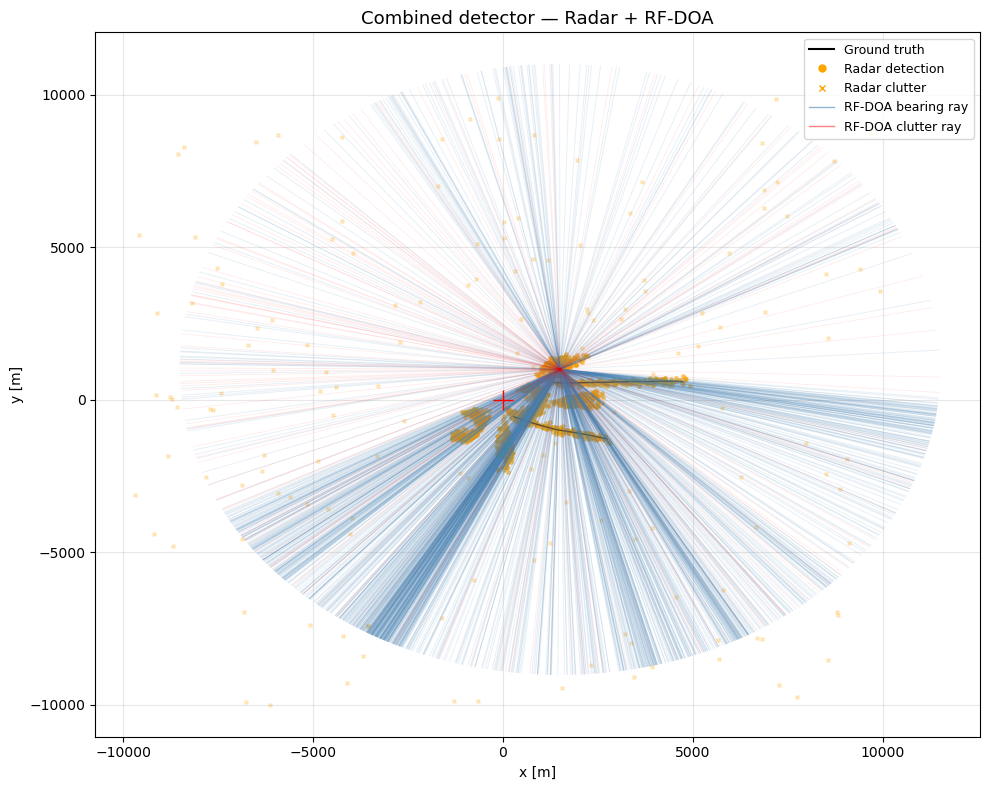
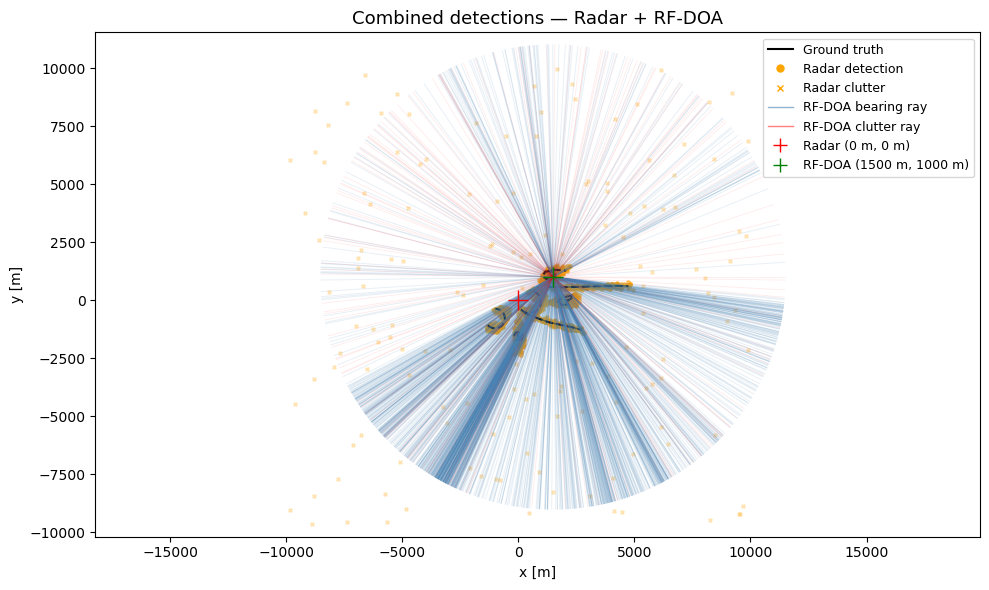
The change to this notebook cell's code, shown as a diff; its figure went from the first image to the second:
--- before
+++ after
@@ -4,8 +4,10 @@
 from matplotlib.lines import Line2D
 
-fig, ax = plt.subplots(figsize=(10, 8))
-ax.set_title('Combined detector — Radar + RF-DOA', fontsize=13)
-ax.set_xlabel('x [m]')
-ax.set_ylabel('y [m]')
+plotter = Plotter(dimension = Dimension.TWO)
+plotter.plot_ground_truths(truths, [0, 2], color='black')
+
+plotter.ax.set_title('Combined detections — Radar + RF-DOA', fontsize = 13)
+plotter.ax.set_xlabel('x [m]')
+plotter.ax.set_ylabel('y [m]')
 
 # Ground truth
@@ -13,5 +15,5 @@
     xs = [s.state_vector[0, 0] for s in path.states]
     ys = [s.state_vector[2, 0] for s in path.states]
-    ax.plot(xs, ys, 'k-', linewidth=1, alpha=0.6)
+    plotter.ax.plot(xs, ys, 'k-', linewidth=1, alpha=0.6)
 
 # Radar: converti (el, bearing, range) → (x, y)
@@ -23,24 +25,27 @@
 if radar_c:
     rxs, rys = zip(*[spherical_to_xy(d) for d in radar_c])
-    ax.scatter(rxs, rys, s=6, c='orange', alpha=0.5, label='Radar detections')
+    plotter.ax.scatter(rxs, rys, s=6, c='orange', alpha=0.5, label='Radar detections')
 
 if radar_cl:
     cxs, cys = zip(*[spherical_to_xy(d) for d in radar_cl])
-    ax.scatter(cxs, cys, s=6, c='orange', marker='x', alpha=0.3, label='Radar clutter')
+    plotter.ax.scatter(cxs, cys, s=6, c='orange', marker='x', alpha=0.3, label='Radar clutter')
 
 # RF-DOA: bearing rays
+
 RAY_LEN = 10_000
+
 for det in rfdoa_c:
     b = float(det.state_vector[0])
-    ax.plot([1500, 1500 + RAY_LEN*np.cos(b)], [1000, 1000 + RAY_LEN*np.sin(b)],
+    plotter.ax.plot([1500, 1500 + RAY_LEN*np.cos(b)], [1000, 1000 + RAY_LEN*np.sin(b)],
             color='steelblue', alpha=0.12, linewidth=0.7)
 
 for det in rfdoa_cl:
     b = float(det.state_vector[0])
-    ax.plot([1500, 1500 + RAY_LEN*np.cos(b)], [1000, 1000 + RAY_LEN*np.sin(b)],
+    plotter.ax.plot([1500, 1500 + RAY_LEN*np.cos(b)], [1000, 1000 + RAY_LEN*np.sin(b)],
             color='red', alpha=0.08, linewidth=0.6)
 
 # Platform
-ax.plot(0, 0, 'r+', markersize=14, zorder=5)
+plotter.ax.plot(0, 0, 'r+', markersize=14, zorder=5)
+plotter.ax.plot(1500, 1000, 'g+', markersize=14, zorder=5)
 
 legend_elems = [
@@ -50,7 +55,9 @@
     Line2D([0],[0], color='steelblue', lw=1, alpha=0.6,      label='RF-DOA bearing ray'),
     Line2D([0],[0], color='red',       lw=1, alpha=0.5,      label='RF-DOA clutter ray'),
+    Line2D([0],[0], color='red',     lw=0, marker='+', ms=10, label='Radar (0 m, 0 m)'),
+    Line2D([0],[0], color='green',     lw=0, marker='+', ms=10, label='RF-DOA (1500 m, 1000 m)'),
 ]
-ax.legend(handles=legend_elems, loc='upper right', fontsize=9)
-ax.grid(True, alpha=0.3)
+plotter.ax.legend(handles=legend_elems, loc='upper right', fontsize=9)
+ax.grid(True, alpha = 0.3)
 plt.tight_layout()
 plt.show()

Commit: improvements